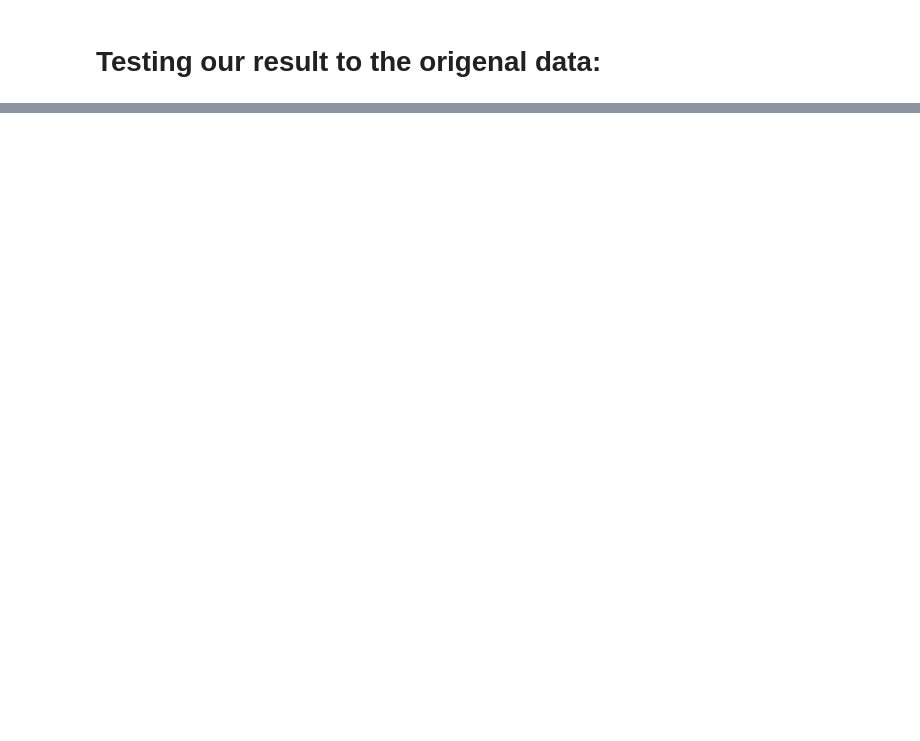
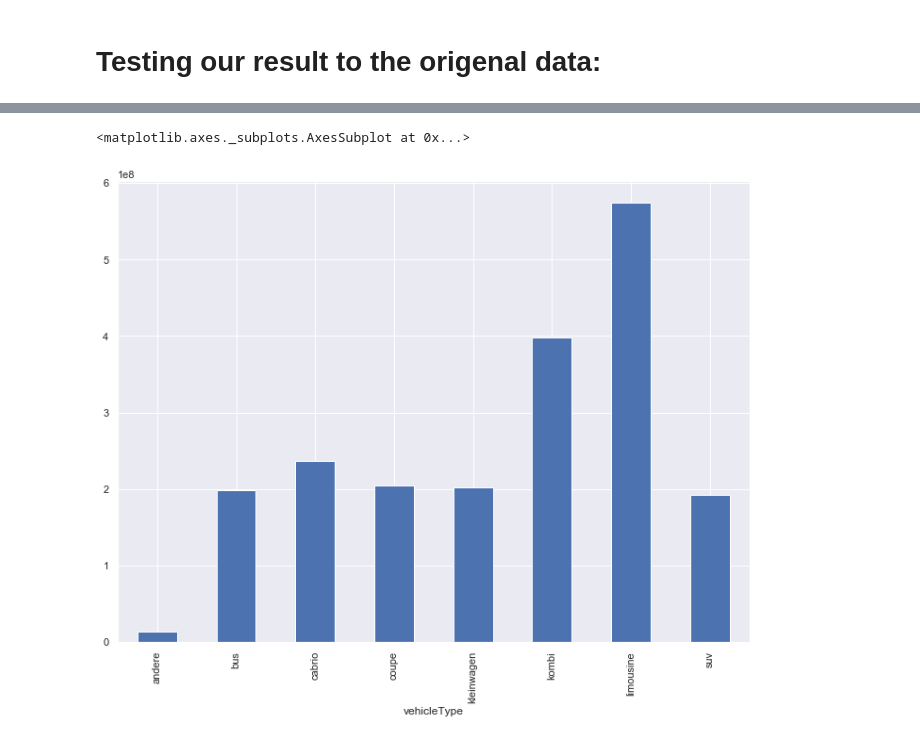
Before and after one commit to Abdullah955/predicting_car_price, a Jupyter notebook: Predicting_cars_price.ipynb, the cells around one changed output, grey strips where cells are left out. Cells and saved outputs as stored; diff of their text form; code cells hidden in the pictures; blank space fills up the shorter version.

```diff
--- a/Predicting_cars_price.ipynb
+++ b/Predicting_cars_price.ipynb
@@ -443,0 +471,6 @@ plt.plot(names, scores)
+# %%
+
+used_cars.groupby('vehicleType')['price'].sum().plot.bar()
+# %% [output]
+<matplotlib.axes._subplots.AxesSubplot at 0x...>
+[figure, added]
```
Also changed, not shown: parts of 16 cells of this notebook, 1 other file.
